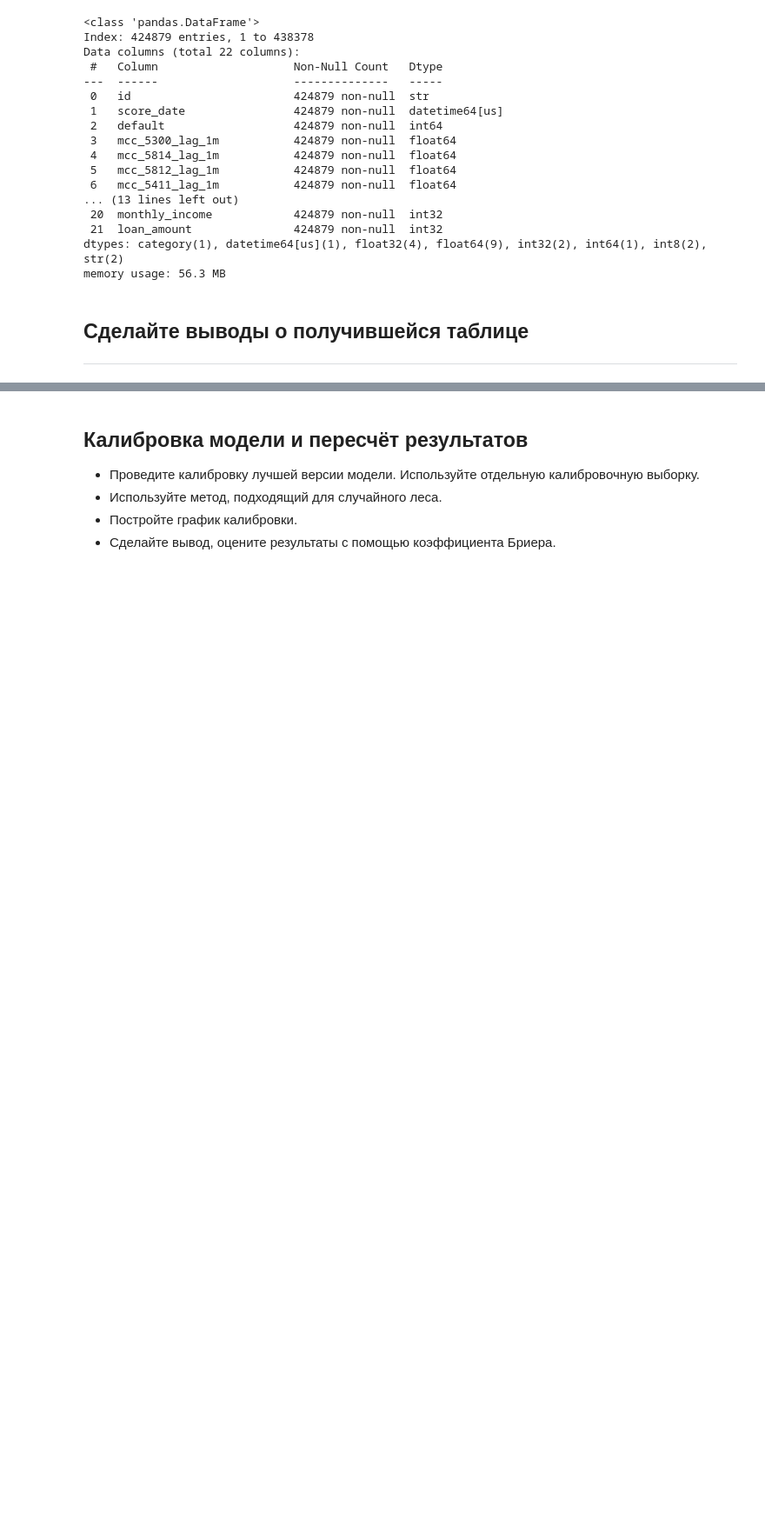
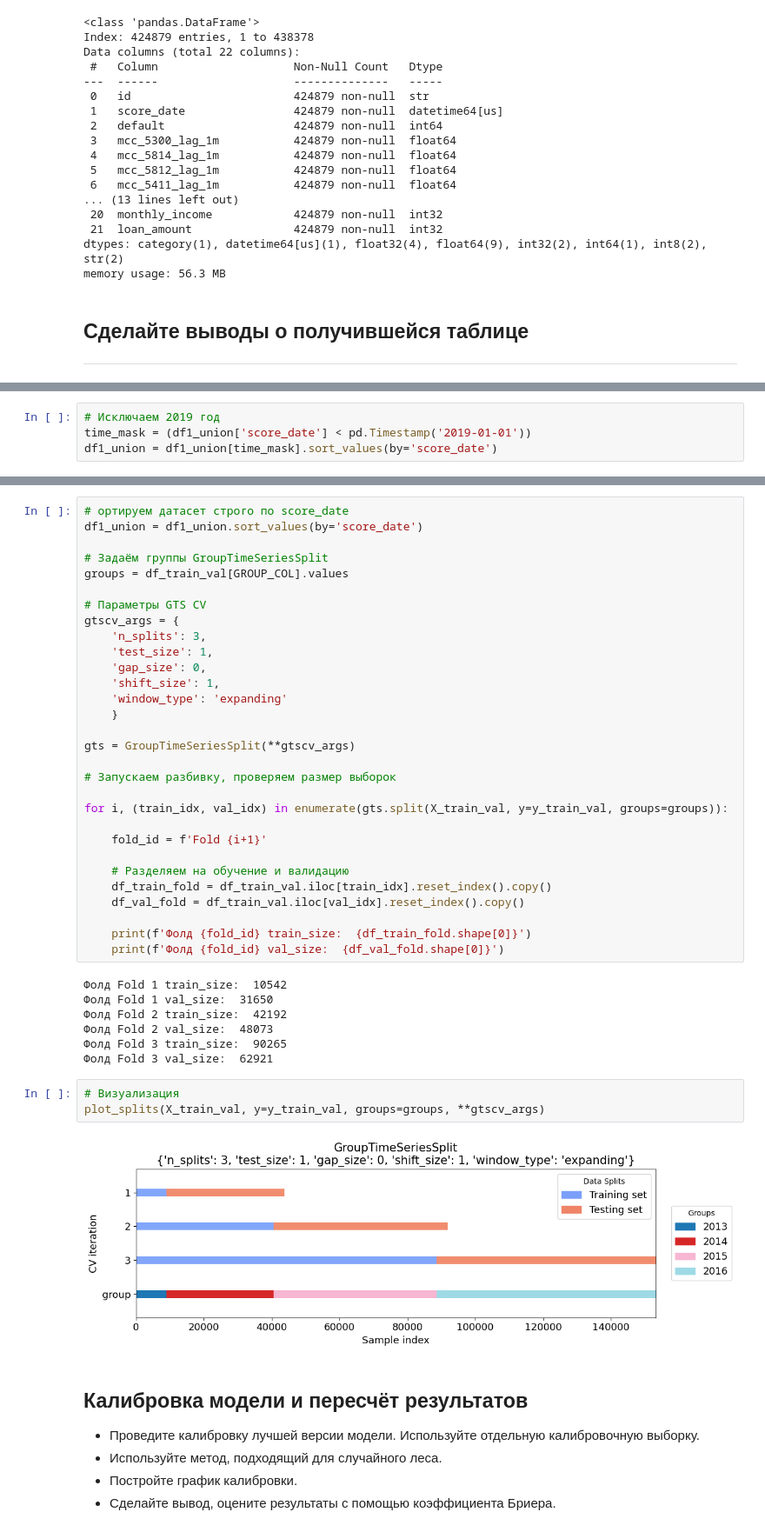
Before and after one commit to TemaQDX/sprint_15_project_behavioral_scoring, a Jupyter notebook: sprint_15_project_behavioral_scoring_Artem_Burov.ipynb, the cells around one changed output, grey strips where cells are left out. Shown at 87% size. Drawn from its saved outputs; the diff is of its cells as text; blank space fills up the shorter version.

Commit message:
train calib test split done

```diff
--- a/sprint_15_project_behavioral_scoring_Artem_Burov.ipynb
+++ b/sprint_15_project_behavioral_scoring_Artem_Burov.ipynb
@@ -1525 +1876,5 @@ df1_union.head()
+# %%
+# Исключаем 2019 год
+time_mask = (df1_union['score_date'] < pd.Timestamp('2019-01-01'))
+df1_union = df1_union[time_mask].sort_values(by='score_date')
 # %% [markdown]
@@ -1553,3 +1947,45 @@ df1_union.head()
+# %%
+# ортируем датасет строго по score_date
+df1_union = df1_union.sort_values(by='score_date')
+
+# Задаём группы GroupTimeSeriesSplit
+groups = df_train_val[GROUP_COL].values
+
+# Параметры GTS CV
+gtscv_args = {
+    'n_splits': 3,
+    'test_size': 1,
+    'gap_size': 0,
+    'shift_size': 1,
+    'window_type': 'expanding'
+    }
+
+gts = GroupTimeSeriesSplit(**gtscv_args)
+
+# Запускаем разбивку, проверяем размер выборок
+
+for i, (train_idx, val_idx) in enumerate(gts.split(X_train_val, y=y_train_val, groups=groups)):
+
+    fold_id = f'Fold {i+1}'
+
+    # Разделяем на обучение и валидацию
+    df_train_fold = df_train_val.iloc[train_idx].reset_index().copy()
+    df_val_fold = df_train_val.iloc[val_idx].reset_index().copy()
+
+    print(f'Фолд {fold_id} train_size:  {df_train_fold.shape[0]}')
+    print(f'Фолд {fold_id} val_size:  {df_val_fold.shape[0]}')
+# %% [output]
+Фолд Fold 1 train_size:  10542
+Фолд Fold 1 val_size:  31650
+Фолд Fold 2 train_size:  42192
+Фолд Fold 2 val_size:  48073
+Фолд Fold 3 train_size:  90265
+Фолд Fold 3 val_size:  62921
+# %%
+# Визуализация
+plot_splits(X_train_val, y=y_train_val, groups=groups, **gtscv_args)
+# %% [output]
+[figure, added]
 # %% [markdown]
 ## Калибровка модели и пересчёт результатов
 
```
Also changed, not shown: parts of 55 cells of this notebook.
